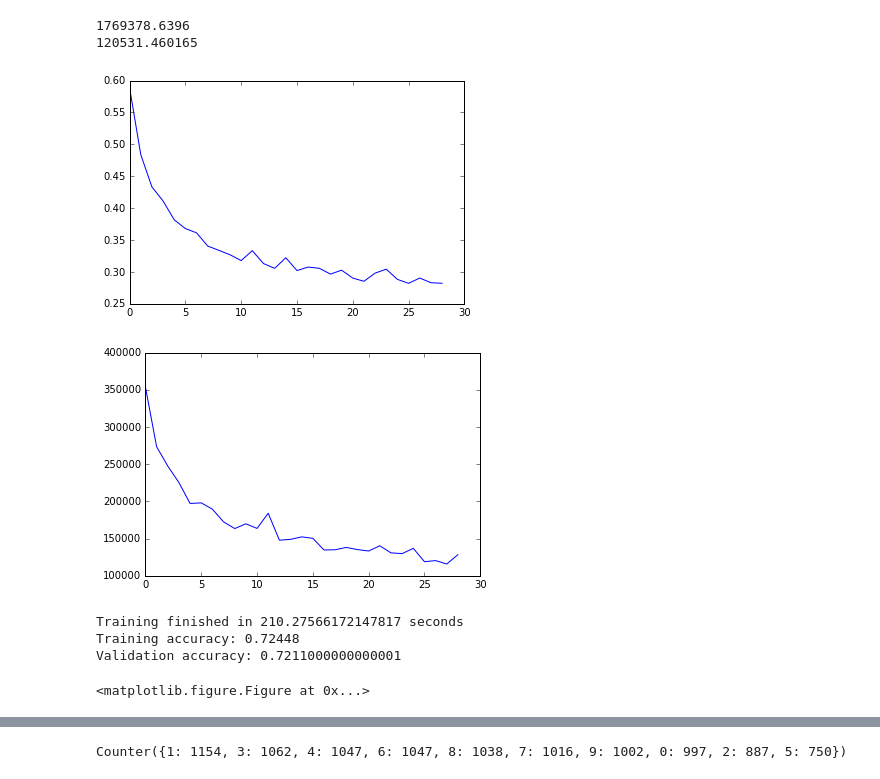
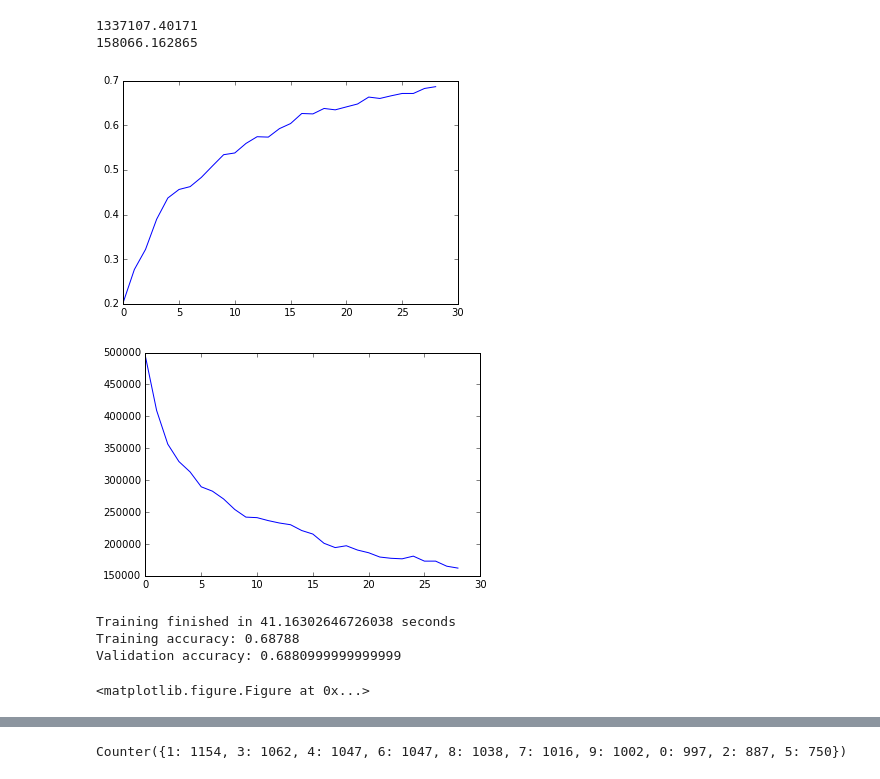
Before and after one commit to HongKit/Neural-Network-Digit-Classifier, a Jupyter notebook: HW6.ipynb, the cells around one changed output, grey strips where cells are left out. Drawn from its saved outputs; the diff is of its cells as text; code cells hidden in the pictures.

```diff
--- a/HW6.ipynb
+++ b/HW6.ipynb
@@ -138,19 +138,18 @@ def tanh_function(signal, derivative=False):
         return signal
 
 # Cost Functions
-def sum_squared_error(outputs, targets, derivative=False):
+def sum_squared_error(yHat, y, derivative=False):
     if derivative:
-        return -(outputs - targets)
+        return np.multiply(-(y - yHat), sigmoid_function(yHat, True))
     else:
-        return 0.5 * np.sum(np.power(outputs - targets,2))
+        return 0.5 * np.sum(np.power(yHat - y,2))
 
-def cross_entropy_cost(outputs, targets, derivative=False, epsilon=10**-3):
-    outputs = np.clip(outputs, epsilon, 1 - epsilon)
-    divisor = np.maximum(outputs * (1 - outputs), epsilon)
+def cross_entropy_cost(yHat, y, derivative=False, epsilon=10**-3):
     if derivative:
-        return -(outputs - targets) / divisor
+        return -(y - yHat)
     else:
-        return -np.sum(targets * np.log( outputs ) + (1 - targets) * np.log(1 - outputs))
+        yHat = np.clip(yHat, epsilon, 1 - epsilon)
+        return -np.sum(y * np.log(yHat) + (1 - y) * np.log(1 - yHat))
 
 class NeuralNet(object):
     def __init__(self, X, y, costFN = sum_squared_error, outputLayerSize = 10, \
@@ -185,7 +184,7 @@ class NeuralNet(object):
     def costFunctionPrime(self, Xi, yi):
         yHati = self.forward(Xi)
 
-        delta3 = np.multiply(-self.costFN(yHati, yi, True), sigmoid_function(yHati, True))
+        delta3 = self.costFN(yHati, yi, True)
         dJdW = np.dot(self.a2.T, delta3)# / Xi.shape[0] + self.lamb * self.W
 
         delta2 = np.dot(delta3, self.W.T) * tanh_function(self.z2, True)
@@ -213,8 +212,8 @@ class NeuralNet(object):
     def train(self):
         self.valid_err = []
         self.J = []
-        for i in range(1,30000):
-            if i % 1000 == 0:
+        for i in range(1,3000):
+            if i % 100 == 0:
                 self.valid_err.append(self.validation_error())
                 self.J.append(self.costFunction())
             index = randint(0, len(self.y)-1)
@@ -278,30 +277,30 @@ Validation accuracy: 0.7866
 # %%
 get_ipython().magic(u'matplotlib inline')
 import matplotlib.pyplot as plt
 import time
 
 startTime = time.clock()
-NN2 = NeuralNet(X, y, costFN = cross_entropy_cost, learning_rate = 0.00005)
+NN2 = NeuralNet(X, y, costFN = cross_entropy_cost, learning_rate = 0.01)
 print(NN2.costFunction())
 NN2.train()
 print(NN2.costFunction())
-plt.plot(NN2.valid_err)
+plt.plot(1-np.array(NN2.valid_err))
 plt.show()
 plt.clf()
 plt.plot(NN2.J)
 plt.show()
 plt.clf()
 endTime = time.clock()
 print("Training finished in {} seconds".format(endTime-startTime))
 
 print("Training accuracy: {}". format(1-NN2.training_error()))
 print("Validation accuracy: {}". format(1-NN2.validation_error()))
 # %% [output]
-1769378.6396
-120531.460165
+1337107.40171
+158066.162865
-[figure, old version]
+[figure, new version]
-[figure, old version]
+[figure, new version]
-Training finished in 210.27566172147817 seconds
-Training accuracy: 0.72448
-Validation accuracy: 0.7211000000000001
+Training finished in 41.16302646726038 seconds
+Training accuracy: 0.68788
+Validation accuracy: 0.6880999999999999
 <matplotlib.figure.Figure at 0x...>
```
Also changed, not shown: parts of 12 cells of this notebook.
